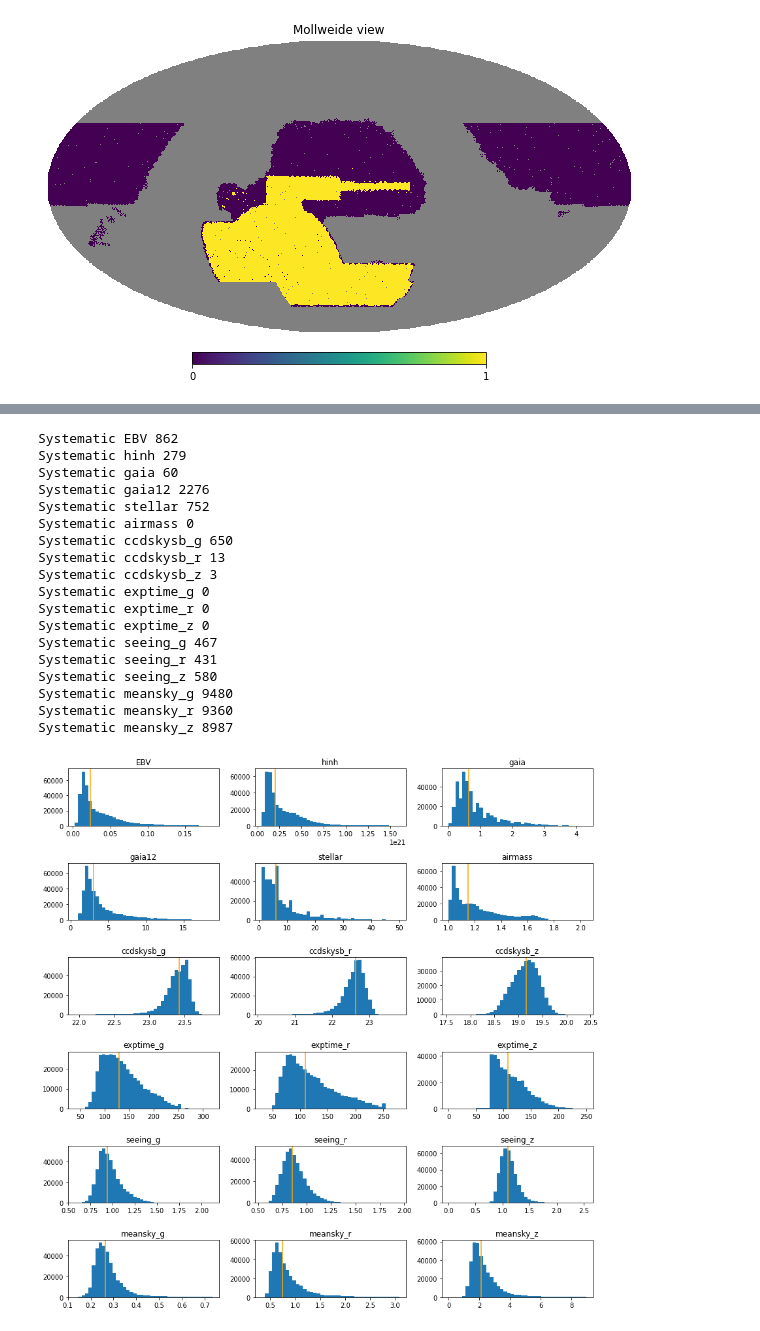
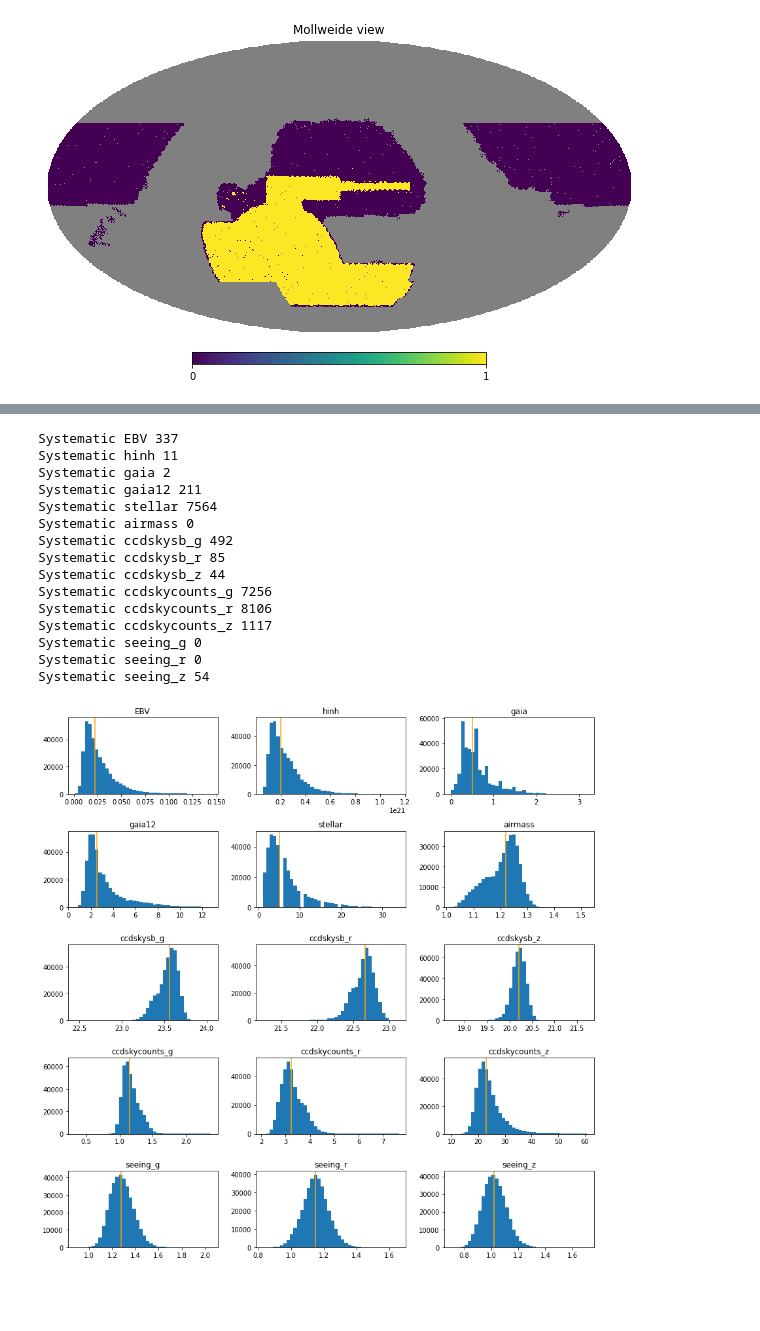
Before and after one commit to elleggert/astrostatistics, a Jupyter notebook: data_preprocessing/dataset_preparation/scaling_sys_maps.ipynb, the cells around one changed output, grey strips where cells are left out. Drawn from its saved outputs; the diff is of its cells as text; code cells hidden in the pictures; blank space fills up the shorter version.

Commit message:
No longer working with MeanSky and ExpTimes, instead using CCDskycounts

```diff
--- a/data_preprocessing/dataset_preparation/scaling_sys_maps.ipynb
+++ b/data_preprocessing/dataset_preparation/scaling_sys_maps.ipynb
@@ -75,12 +90,19 @@ hp.mollview(hpmap)
 
 desdata = wholesouthdata[desipixmask]
 southdata = wholesouthdata[southipixmask]
-northdata = northdata[fullmask[northdata['pixel_id']] > 0]
+northdata = northdata[northipixmask]
 # %%
 # Select one of them! for running the rest of the code below
 # (a hacky way to make a choice...)
 
-data = northdata
+area = 'des'
+
+if area == 'north':
+    data = northdata
+elif area == 'south':
+    data = southdata
+else:
+    data = desdata
 # %%
 # simply plot all maps
 
@@ -88,10 +110,9 @@ names = [
     'exposures',
     'EBV',
     'hinh', 'gaia', 'gaia12', 'stellar', 'sagitarius', 'airmass',
-    'ccdskysb_g', 'ccdskysb_r', 'ccdskysb_z', 'ccdskycounts_g', 'ccdskycounts_r', 'ccdskycounts_z',
-    'exptime_g', 'exptime_r', 'exptime_z',
-    'seeing_g', 'seeing_r', 'seeing_z',
-    'meansky_g', 'meansky_r', 'meansky_z'
+    'ccdskysb_g', 'ccdskysb_r', 'ccdskysb_z',
+    'ccdskycounts_g', 'ccdskycounts_r', 'ccdskycounts_z',
+    'seeing_g', 'seeing_r', 'seeing_z'
 ]
 
 for i, nm in enumerate(names):
@@ -121,54 +142,49 @@ names = [
     'hinh', 'gaia', 'gaia12', 'stellar', 'airmass',
     'ccdskysb_g', 'ccdskysb_r', 'ccdskysb_z',
     'ccdskycounts_g', 'ccdskycounts_r', 'ccdskycounts_z',
-    'exptime_g', 'exptime_r', 'exptime_z',
-    'seeing_g', 'seeing_r', 'seeing_z',
-    'meansky_g', 'meansky_r', 'meansky_z']
+    'seeing_g', 'seeing_r', 'seeing_z']
 # %%
 # number of standard deviations away from mean
 x = 10
 # %%
 # now plot histograms of the pixel values in each map AFTER the median+-stdev cut.
 ipix = data['pixel_id']
-fig, axs = plt.subplots(7, 3, figsize=(12, 12))
+fig, axs = plt.subplots(5, 3, figsize=(12, 12))
 axs = axs.ravel()
 hpmap = np.zeros(hp.nside2npix(512)) + hp.UNSEEN
 
 for i, nm in enumerate(names):
     themin, themax = np.min(data[nm]), np.max(data[nm])
     ind = np.isfinite(data[nm])
     themean, thestd = np.median(data[nm][ind]), mad(data[nm][ind], scale='normal')
     themin2 = themean - x * thestd
     themax2 = themean + x * thestd
-    ind &= data[nm] < themax2
-    ind &= data[nm] > themin2
+    ind &= data[nm] <= themax2
+    ind &= data[nm] >= themin2
 
     print('Systematic', nm, np.sum(~ind))
     hpmap[ipix[~ind]] = 1
     hpmap[ipix[hpmap[ipix] == hp.UNSEEN]] = 0
 
     axs[i].hist(data[nm][ind], log=False, bins=40)
     axs[i].axvline(themean, c='orange')
     axs[i].set_title(nm)
 fig.tight_layout()
 # %% [output]
-Systematic EBV 862
-Systematic hinh 279
-Systematic gaia 60
-Systematic gaia12 2276
-Systematic stellar 752
+Systematic EBV 337
+Systematic hinh 11
+Systematic gaia 2
+Systematic gaia12 211
+Systematic stellar 7564
 Systematic airmass 0
-Systematic ccdskysb_g 650
-Systematic ccdskysb_r 13
-Systematic ccdskysb_z 3
-Systematic exptime_g 0
-Systematic exptime_r 0
-Systematic exptime_z 0
-Systematic seeing_g 467
-Systematic seeing_r 431
-Systematic seeing_z 580
-Systematic meansky_g 9480
-Systematic meansky_r 9360
-Systematic meansky_z 8987
+Systematic ccdskysb_g 492
+Systematic ccdskysb_r 85
+Systematic ccdskysb_z 44
+Systematic ccdskycounts_g 7256
+Systematic ccdskycounts_r 8106
+Systematic ccdskycounts_z 1117
+Systematic seeing_g 0
+Systematic seeing_r 0
+Systematic seeing_z 54
-[figure, old version]
+[figure, new version]
 # %%
```
Also changed, not shown: parts of 14 cells of this notebook, 3 other files.
